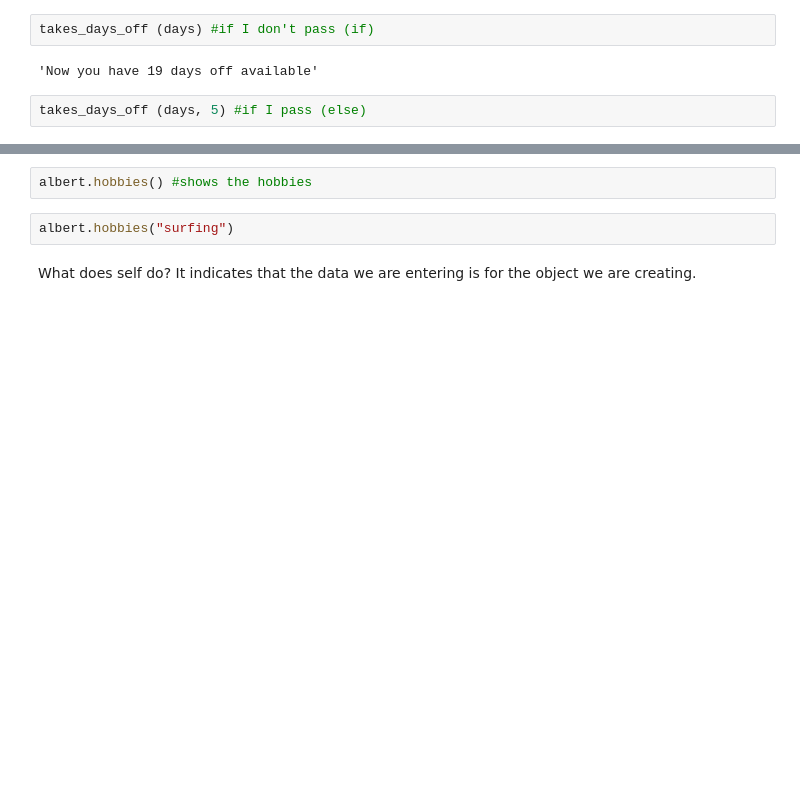
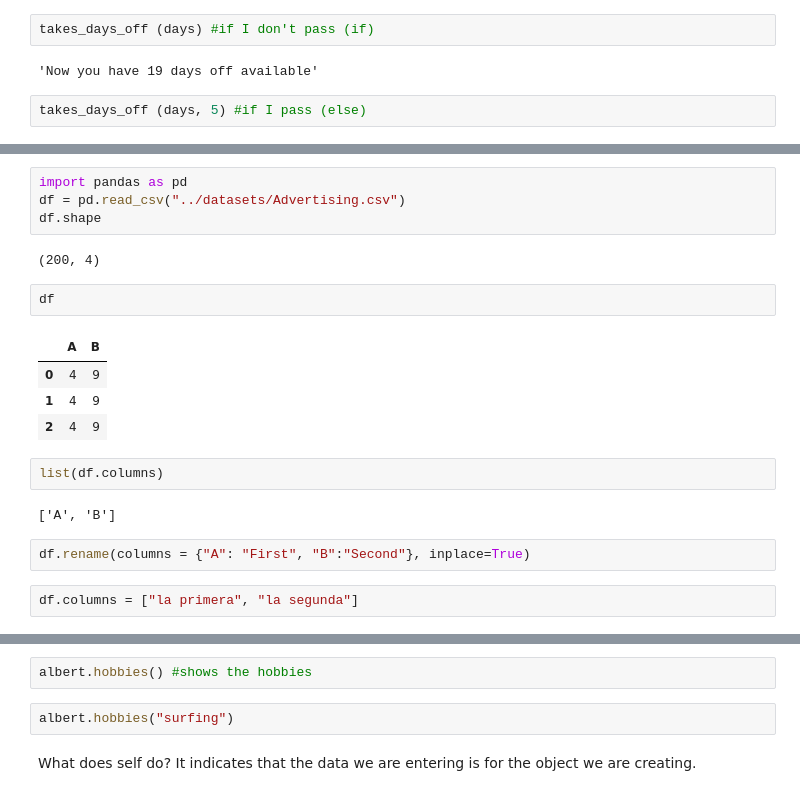
Before and after one commit to Ironhack-data-bcn-january-2023/lectures, a Jupyter notebook: week-1/5.1- OOP.ipynb, the cells around one changed output, grey strips where cells are left out. Cells and saved outputs as stored; diff of their text form; blank space fills up the shorter version.

```diff
--- a/week-1/5.1- OOP.ipynb
+++ b/week-1/5.1- OOP.ipynb
@@ -675,0 +721,21 @@ class Staff ():
+# %%
+import pandas as pd
+df = pd.read_csv("../datasets/Advertising.csv")
+df.shape
+# %% [output]
+(200, 4)
+# %%
+df
+# %% [output]
+|  | A | B |
+| 0 | 4 | 9 |
+| 1 | 4 | 9 |
+| 2 | 4 | 9 |
+# %%
+list(df.columns)
+# %% [output]
+['A', 'B']
+# %%
+df.rename(columns = {"A": "First", "B":"Second"}, inplace=True)
+# %%
+df.columns = ["la primera", "la segunda"]
```
Also changed, not shown: parts of 36 cells of this notebook.
